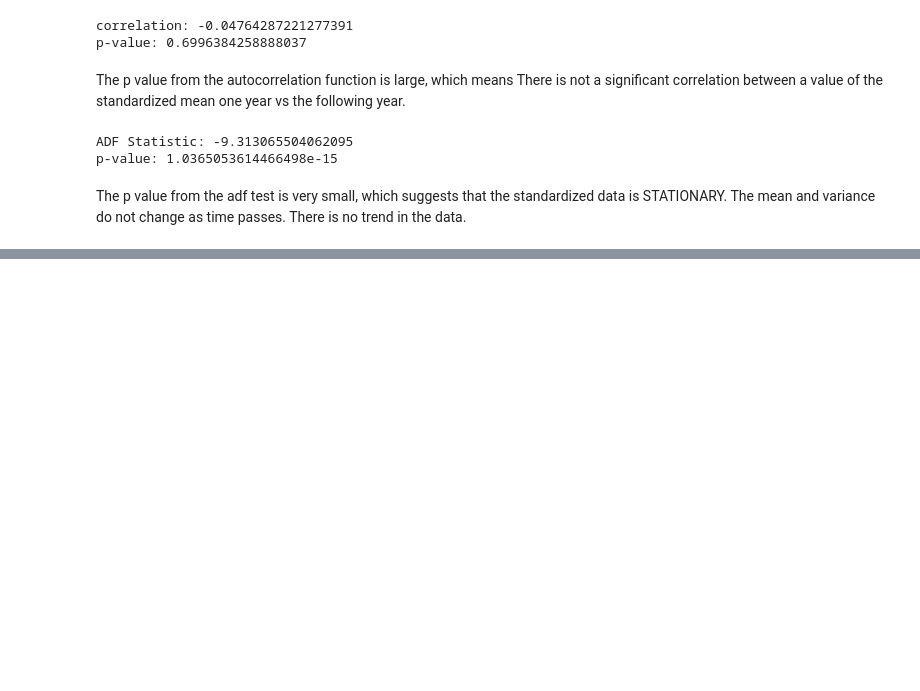
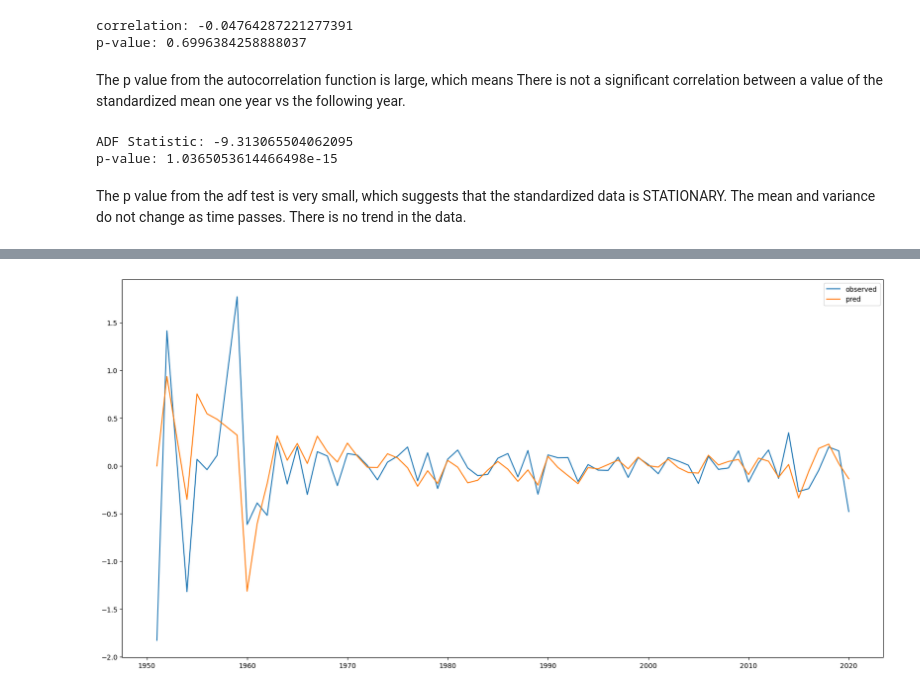
Before and after one commit to ENVS110a-SP23/group1, a Jupyter notebook: Time_Series.ipynb, the cells around one changed output, grey strips where cells are left out. Cells and saved outputs as stored; diff of their text form; code cells hidden in the pictures; blank space fills up the shorter version.

```diff
--- a/Time_Series.ipynb
+++ b/Time_Series.ipynb
@@ -101,3 +107,13 @@ ADF Statistic: -9.313065504062095
 p-value: 1.0365053614466498e-15
 # %% [markdown]
 The p value from the adf test is very small, which suggests that the standardized data is STATIONARY. The mean and variance do not change as time passes. There is no trend in the data.
+# %%
+y_diff = LAC_noNaN['Standardized Mean'].diff().dropna()
+
+# Fit an MA(2) model to the first simulated data
+
+ma_model = ARIMA(y_diff, order=(0,0,2)).fit()
+
+# Print out summary information on the fit
+
+print(ma_model.summary())
@@ -103,0 +138,9 @@ The p value from the adf test is very small, which suggests that the standardize
+# %%
+y_pred = ma_model.predict()
+
+fig, ax = plt.subplots(figsize=(20,10))
+ax.plot(y_diff, label='observed')
+ax.plot(y_pred, label='pred')
+ax.legend();
+# %% [output]
+[figure, added]
```
Also changed, not shown: parts of 3 cells of this notebook.
